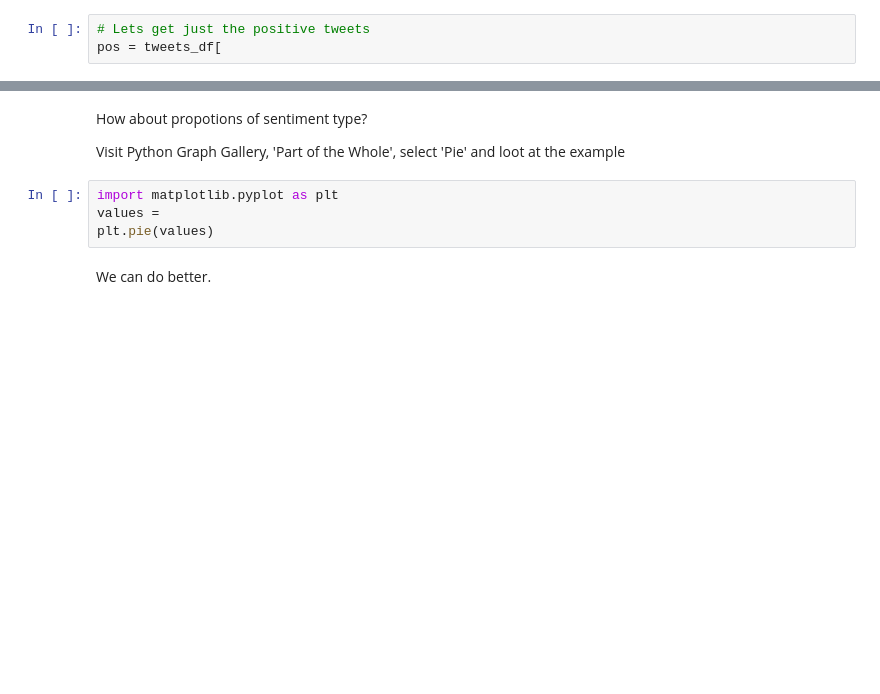
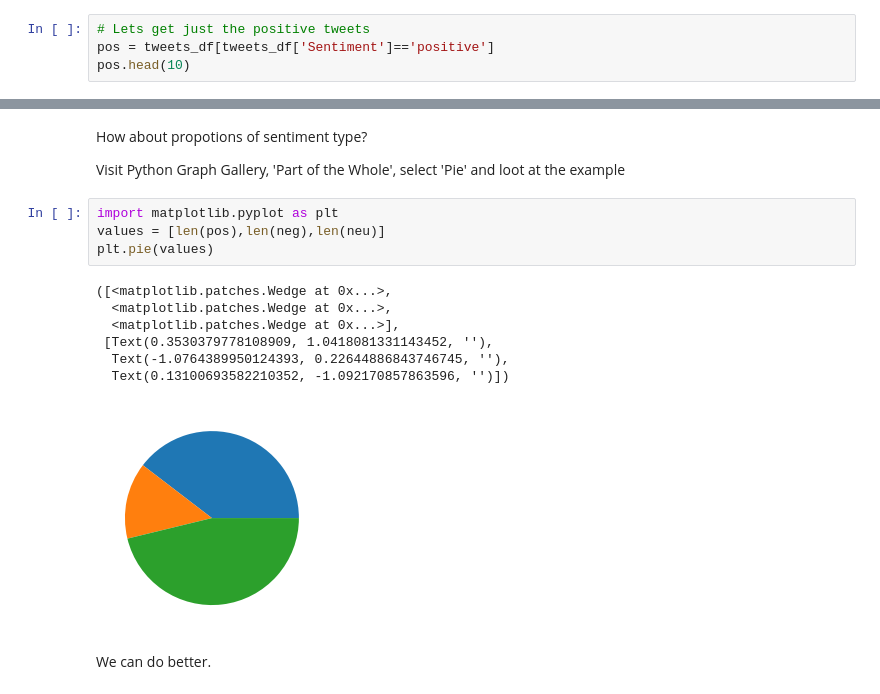
Before and after one commit to MiaEastman/Introduction-to-Business-Programming, a Jupyter notebook: visualise_twitter.ipynb, the cells around one changed output, grey strips where cells are left out. Cells and saved outputs as stored; diff of their text form; blank space fills up the shorter version.

```diff
--- a/visualise_twitter.ipynb
+++ b/visualise_twitter.ipynb
@@ -82,3 +150,4 @@ tweets_df['Sentiment'] =
 # %%
 # Lets get just the positive tweets
-pos = tweets_df[
+pos = tweets_df[tweets_df['Sentiment']=='positive']
+pos.head(10)
@@ -102,8 +198,16 @@ How about propotions of sentiment type?
 Visit Python Graph Gallery, 'Part of the Whole', select 'Pie' and loot at the example
 # %%
 import matplotlib.pyplot as plt
-values =
+values = [len(pos),len(neg),len(neu)]
 plt.pie(values)
+# %% [output]
+([<matplotlib.patches.Wedge at 0x...>,
+  <matplotlib.patches.Wedge at 0x...>,
+  <matplotlib.patches.Wedge at 0x...>],
+ [Text(0.3530379778108909, 1.0418081331143452, ''),
+  Text(-1.0764389950124393, 0.22644886843746745, ''),
+  Text(0.13100693582210352, -1.092170857863596, '')])
+[figure, added]
 # %% [markdown]
 We can do better.
 # %%
```
Also changed, not shown: parts of 15 cells of this notebook.
